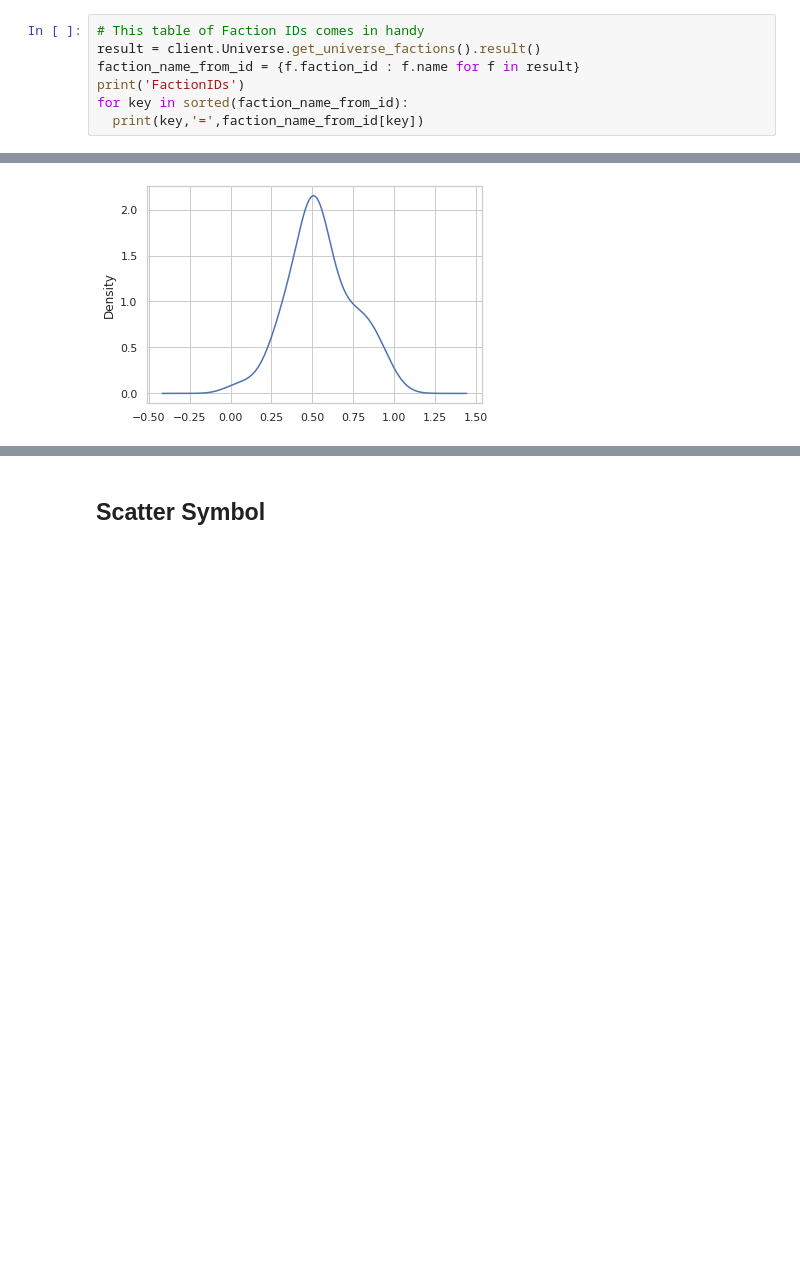
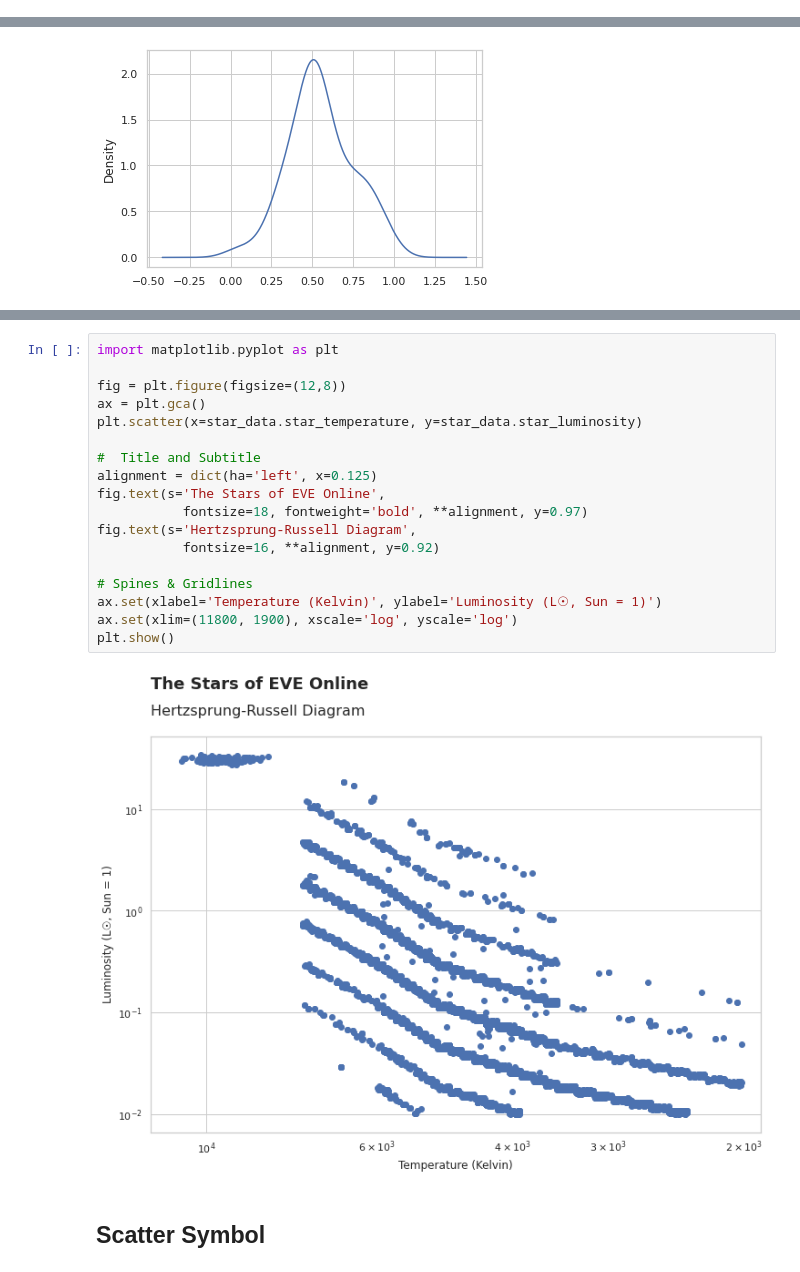
Before and after one commit to jrslagle/EVE-Triglavian-Invasions, a Jupyter notebook: EVE Stars & Incursions.ipynb, the cells around one changed output, grey strips where cells are left out. Cells and saved outputs as stored; diff of their text form; blank space fills up the shorter version.

```diff
--- a/EVE Stars & Incursions.ipynb
+++ b/EVE Stars & Incursions.ipynb
@@ -658,7 +544,0 @@ result = client.Universe.get_universe_factions().result()
-# %%
-# This table of Faction IDs comes in handy
-result = client.Universe.get_universe_factions().result()
-faction_name_from_id = {f.faction_id : f.name for f in result}
-print('FactionIDs')
-for key in sorted(faction_name_from_id):
-  print(key,'=',faction_name_from_id[key])
@@ -1614,3 +1647,23 @@ pd.read_csv(names=)
+# %%
+import matplotlib.pyplot as plt
+
+fig = plt.figure(figsize=(12,8))
+ax = plt.gca()
+plt.scatter(x=star_data.star_temperature, y=star_data.star_luminosity)
+
+#  Title and Subtitle
+alignment = dict(ha='left', x=0.125)
+fig.text(s='The Stars of EVE Online',
+           fontsize=18, fontweight='bold', **alignment, y=0.97)
+fig.text(s='Hertzsprung-Russell Diagram',
+           fontsize=16, **alignment, y=0.92)
+
+# Spines & Gridlines
+ax.set(xlabel='Temperature (Kelvin)', ylabel='Luminosity (L☉, Sun = 1)')
+ax.set(xlim=(11800, 1900), xscale='log', yscale='log')
+plt.show()
+# %% [output]
+[figure, added]
 # %% [markdown]
 ## Scatter Symbol ##
 # %%
```
Also changed, not shown: parts of 84 cells of this notebook, 1 other file.
